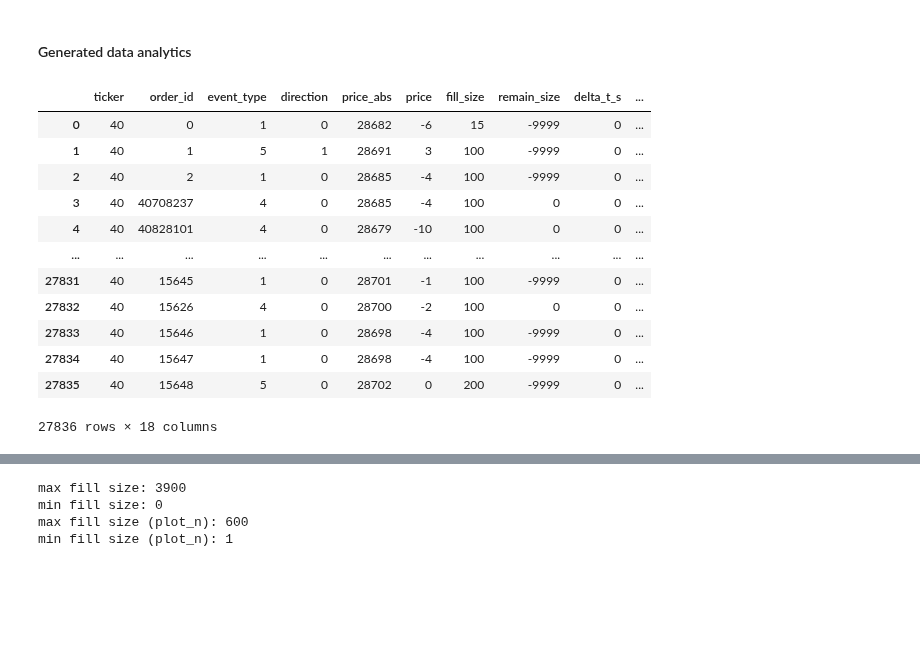
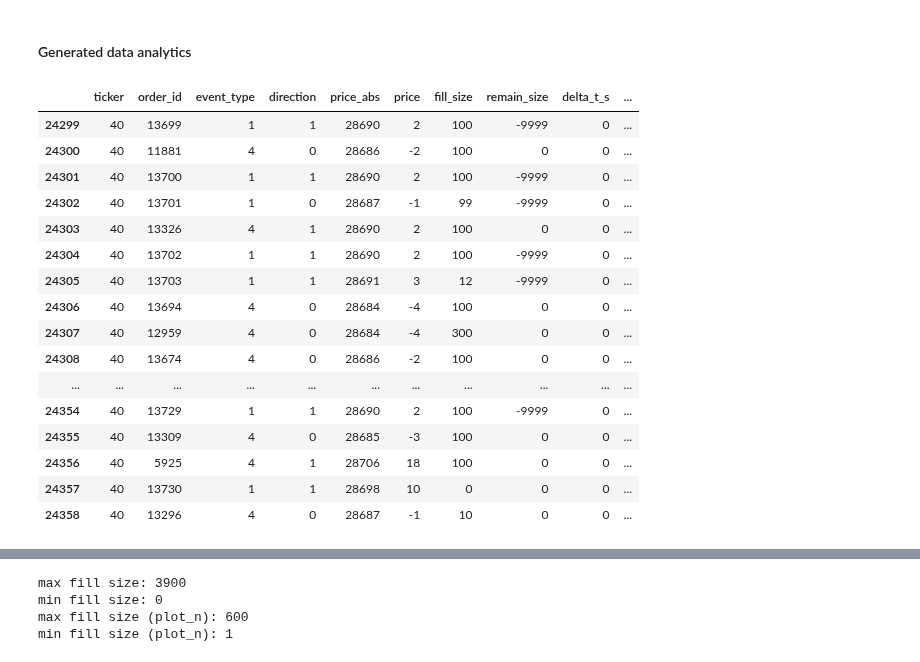
Before and after one commit to kingofguan/MarketGPT, a Jupyter notebook: notebooks/simulate.ipynb, the cells around one changed output, grey strips where cells are left out. Drawn from its saved outputs; the diff is of its cells as text; code cells hidden in the pictures; blank space fills up the shorter version.

Commit message:
init real data comparison

```diff
--- a/notebooks/simulate.ipynb
+++ b/notebooks/simulate.ipynb
@@ -797,10 +798,11 @@ def process_message(
     # return order object for next message encoding step
     return new_order, ref_order
 # %%
-num_generation_steps = (5000 * 6) # * 6
+num_generation_steps = (5000 * 6) # * 2 # * 6
 num_errors = 0
 num_sampling_errors = 0
 num_symbol_errors = 0
+num_time_errors = 0
 L1_gen = []
 last_prices_gen = []
 gen_msgs = []
@@ -849,6 +851,10 @@ for t in tqdm(range(num_generation_steps)):
     msg = decoded_msg
     try:
         symbol = tickers[msg[0]]
+        if symbol not in symbols:
+            # print("Model Generation Error: Symbol Error. Re-run timestep.")
+            num_symbol_errors += 1
+            continue
     except:
         # print("Model Generation Error: Symbol Error. Re-run timestep.")
         num_symbol_errors += 1
@@ -861,6 +867,10 @@ for t in tqdm(range(num_generation_steps)):
     mid_price = ((bid_price + ask_price) / 2) // 1
     price = int(mid_price) + decoded_msg[5]
     # print("Price:", price)
+    if abs(msg[8]) > 10:
+        # print("Model Generation Error: Time Error. Re-run timestep.")
+        num_time_errors += 1
+        continue
     time = prev_time + (msg[8]*1000000000) + msg[9]
     # print("Time:", time)
 
@@ -898,11 +908,12 @@ for t in tqdm(range(num_generation_steps)):
         fill_size = msg[6]
         remain_size = msg[7]
         # set conditional fields - these should all be NA_VAL
-        old_id = msg[12]
-        fill_size_ref = msg[14]
-        time_s_ref = msg[15]
-        time_ns_ref = msg[16]
-        old_price_abs = msg[17]
+        old_id = -9999 # msg[12]
+        price_ref = -9999 # msg[13]
+        fill_size_ref = -9999 # msg[14]
+        time_s_ref = -9999 # msg[15]
+        time_ns_ref = -9999 # msg[16]
+        old_price_abs = -9999 # msg[17]
     elif event_type == 2:
         num_exec_order_msgs += 1
         # set new order fields
@@ -913,6 +924,7 @@ for t in tqdm(range(num_generation_steps)):
         # locate ref_order, then set conditional fields
         ref_order = nasdaq_agent.messages[-2][1].order
         old_id = msg[12]
+        price_ref = msg[13]
         # TODO: compute price_ref term (msg[13]) from ref_order object
         # Note: in the training data, the 'fill_size_ref' field is the original order size,
         # whereas here it is the size that was filled by the market order (due to the way
@@ -933,6 +945,7 @@ for t in tqdm(range(num_generation_steps)):
         # locate ref_order, then set conditional fields
         ref_order = nasdaq_agent.messages[-2][1].order
         old_id = msg[12]
+        price_ref = msg[13]
         # TODO: same note as above, compute price_ref term (msg[13]) from ref_order object
         fill_size_ref = ref_order.quantity
         time_s_ref = (ref_order.time_placed // 1000000000)
@@ -953,6 +966,7 @@ for t in tqdm(range(num_generation_steps)):
         # set conditional fields
         old_id = msg[12]
         # TODO: set price_ref term (msg[13]), must be == msg[5]
+        price_ref = msg[13]
         fill_size_ref = ref_order.quantity
         time_s_ref = (ref_order.time_placed // 1000000000)
         time_ns_ref = (ref_order.time_placed % 1000000000)
@@ -965,6 +979,7 @@ for t in tqdm(range(num_generation_steps)):
         remain_size = msg[7]
         # set conditional fields
         old_id = ref_order.order_id
+        price_ref = msg[13]
         fill_size_ref = ref_order.quantity
         time_s_ref = (ref_order.time_placed // 1000000000)
         time_ns_ref = (ref_order.time_placed % 1000000000)
@@ -975,7 +990,7 @@ for t in tqdm(range(num_generation_steps)):
     #  "old_id", "price_ref", "fill_size_ref", "time_s_ref", "time_ns_ref", "old_price_abs"]
     new_msg = np.array([msg[0], order_id, msg[2], msg[3], price, msg[5],
             fill_size, remain_size, msg[8], msg[9], time_s, time_ns,
-            old_id, msg[13], fill_size_ref, time_s_ref, time_ns_ref, old_price_abs])
+            old_id, price_ref, fill_size_ref, time_s_ref, time_ns_ref, old_price_abs])
     # print("new_msg:", new_msg)
     gen_msgs.append(new_msg)
 
@@ -1016,6 +1031,11 @@ for t in tqdm(range(num_generation_steps)):
 # gen_data_df.to_csv(gen_data_save_path, index=False)
 # pickle.dump(L1_gen, open(f'{parent_folder_path}/gen_data/{save_timestamp}/L1_gen_{date}_{sym}_{gen_start_time}_{t+1}_{save_timestamp}.pkl', 'wb'))
 # pickle.dump(last_prices_gen, open(f'{parent_folder_path}/gen_data/{save_timestamp}/last_prices_gen_{date}_{sym}_{gen_start_time}_{t+1}_{save_timestamp}.pkl', 'wb'))
+# %%
+gen_data_df = pd.DataFrame(gen_msgs, columns=[
+              "ticker", "order_id", "event_type", "direction", "price_abs", "price",
+              "fill_size", "remain_size", "delta_t_s", "delta_t_ns", "time_s", "time_ns",
+              "old_id", "price_ref", "fill_size_ref", "time_s_ref", "time_ns_ref", "old_price_abs"])
 # %%
 # test_top_k = 200 # None
 # test_top_p = 0.01
@@ -1365,18 +1391,22 @@ estimated completion time (hr): 41.23, off by factor of 6.34x
 # %% [markdown]
 #### Generated data analytics
 # %%
-gen_data_df
+gen_data_df[-60:]
 # %% [output]
 |  | ticker | order_id | event_type | direction | price_abs | price | fill_size | remain_size | delta_t_s | ... |
-| 0 | 40 | 0 | 1 | 0 | 28682 | -6 | 15 | -9999 | 0 | ... |
-| 1 | 40 | 1 | 5 | 1 | 28691 | 3 | 100 | -9999 | 0 | ... |
-| 2 | 40 | 2 | 1 | 0 | 28685 | -4 | 100 | -9999 | 0 | ... |
-| 3 | 40 | 40708237 | 4 | 0 | 28685 | -4 | 100 | 0 | 0 | ... |
-| 4 | 40 | 40828101 | 4 | 0 | 28679 | -10 | 100 | 0 | 0 | ... |
+| 24299 | 40 | 13699 | 1 | 1 | 28690 | 2 | 100 | -9999 | 0 | ... |
+| 24300 | 40 | 11881 | 4 | 0 | 28686 | -2 | 100 | 0 | 0 | ... |
+| 24301 | 40 | 13700 | 1 | 1 | 28690 | 2 | 100 | -9999 | 0 | ... |
+| 24302 | 40 | 13701 | 1 | 0 | 28687 | -1 | 99 | -9999 | 0 | ... |
+| 24303 | 40 | 13326 | 4 | 1 | 28690 | 2 | 100 | 0 | 0 | ... |
+| 24304 | 40 | 13702 | 1 | 1 | 28690 | 2 | 100 | -9999 | 0 | ... |
+| 24305 | 40 | 13703 | 1 | 1 | 28691 | 3 | 12 | -9999 | 0 | ... |
+| 24306 | 40 | 13694 | 4 | 0 | 28684 | -4 | 100 | 0 | 0 | ... |
+| 24307 | 40 | 12959 | 4 | 0 | 28684 | -4 | 300 | 0 | 0 | ... |
+| 24308 | 40 | 13674 | 4 | 0 | 28686 | -2 | 100 | 0 | 0 | ... |
 | ... | ... | ... | ... | ... | ... | ... | ... | ... | ... | ... |
-| 27831 | 40 | 15645 | 1 | 0 | 28701 | -1 | 100 | -9999 | 0 | ... |
-| 27832 | 40 | 15626 | 4 | 0 | 28700 | -2 | 100 | 0 | 0 | ... |
-| 27833 | 40 | 15646 | 1 | 0 | 28698 | -4 | 100 | -9999 | 0 | ... |
-| 27834 | 40 | 15647 | 1 | 0 | 28698 | -4 | 100 | -9999 | 0 | ... |
-| 27835 | 40 | 15648 | 5 | 0 | 28702 | 0 | 200 | -9999 | 0 | ... |
+| 24354 | 40 | 13729 | 1 | 1 | 28690 | 2 | 100 | -9999 | 0 | ... |
+| 24355 | 40 | 13309 | 4 | 0 | 28685 | -3 | 100 | 0 | 0 | ... |
+| 24356 | 40 | 5925 | 4 | 1 | 28706 | 18 | 100 | 0 | 0 | ... |
+| 24357 | 40 | 13730 | 1 | 1 | 28698 | 10 | 0 | 0 | 0 | ... |
+| 24358 | 40 | 13296 | 4 | 0 | 28687 | -1 | 10 | 0 | 0 | ... |
-27836 rows × 18 columns
```
Also changed, not shown: parts of 24 cells of this notebook.
